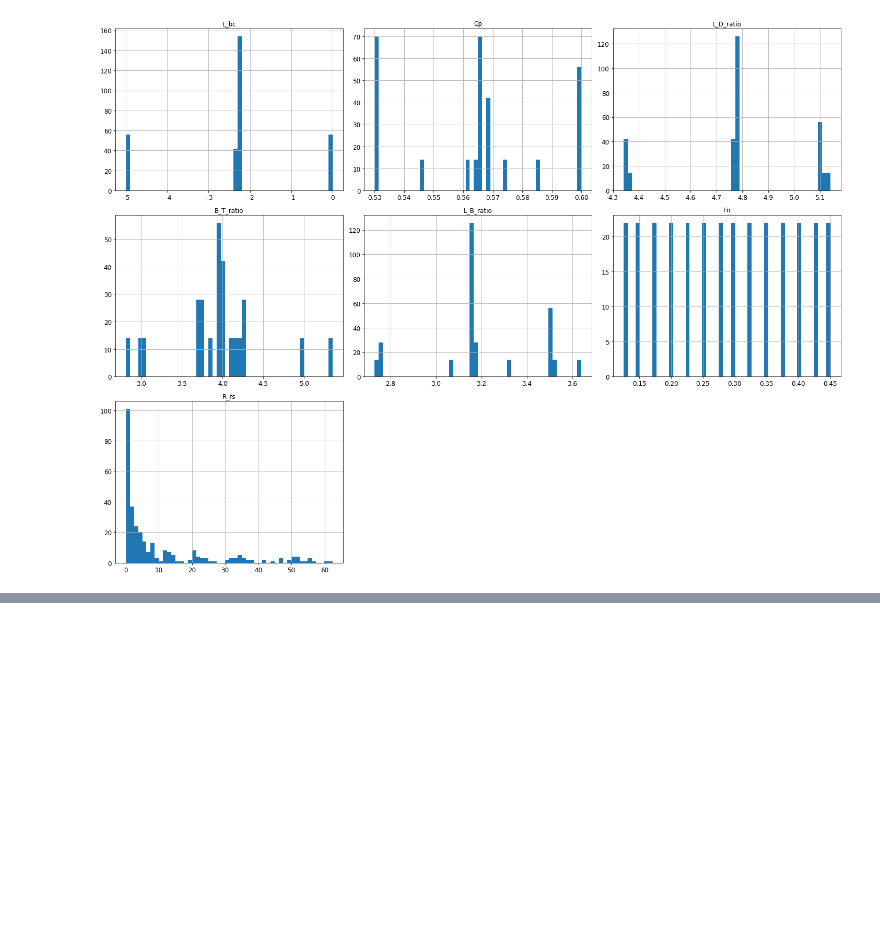
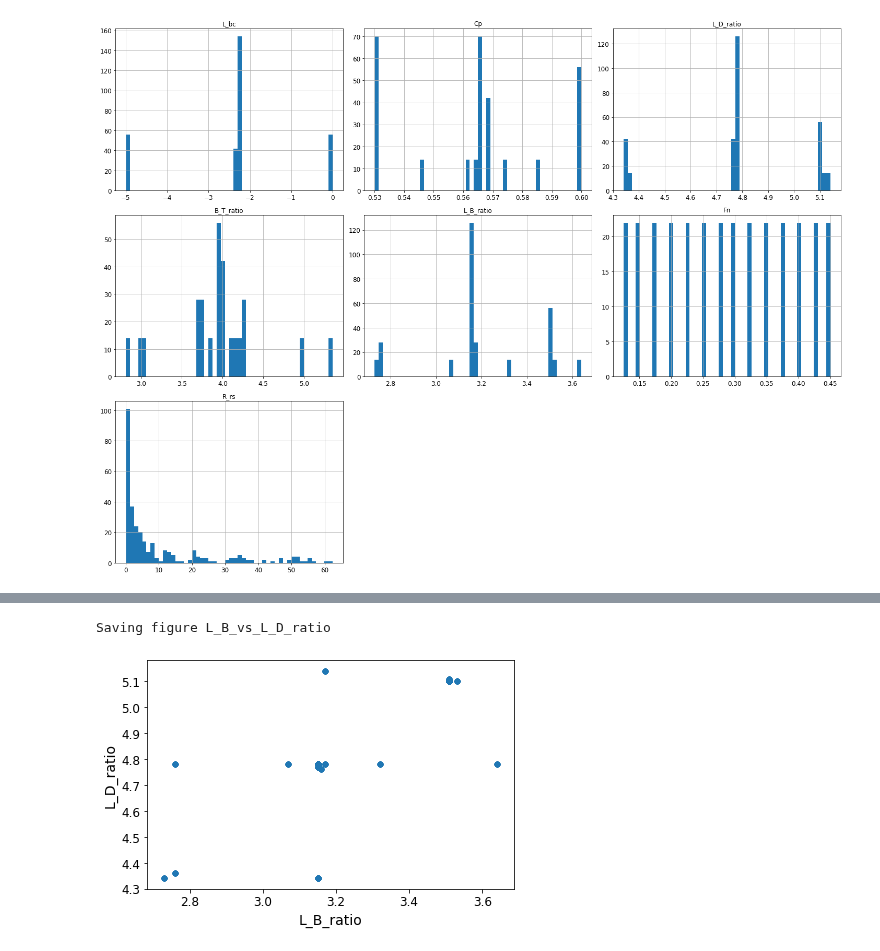
Before and after one commit to dujest/yacht-resistance, a Jupyter notebook: yacht_resistance_prediction.ipynb, the cells around one changed output, grey strips where cells are left out. Drawn from its saved outputs; the diff is of its cells as text; code cells hidden in the pictures; blank space fills up the shorter version.

```diff
--- a/yacht_resistance_prediction.ipynb
+++ b/yacht_resistance_prediction.ipynb
@@ -199,0 +229,6 @@ Saving figure attribute_histogram_plots
+# %%
+yacht.plot(kind="scatter", x="L_B_ratio", y="L_D_ratio")
+save_fig("L_B_vs_L_D_ratio")
+# %% [output]
+Saving figure L_B_vs_L_D_ratio
+[figure, added]
```
Also changed, not shown: parts of 4 cells of this notebook.
